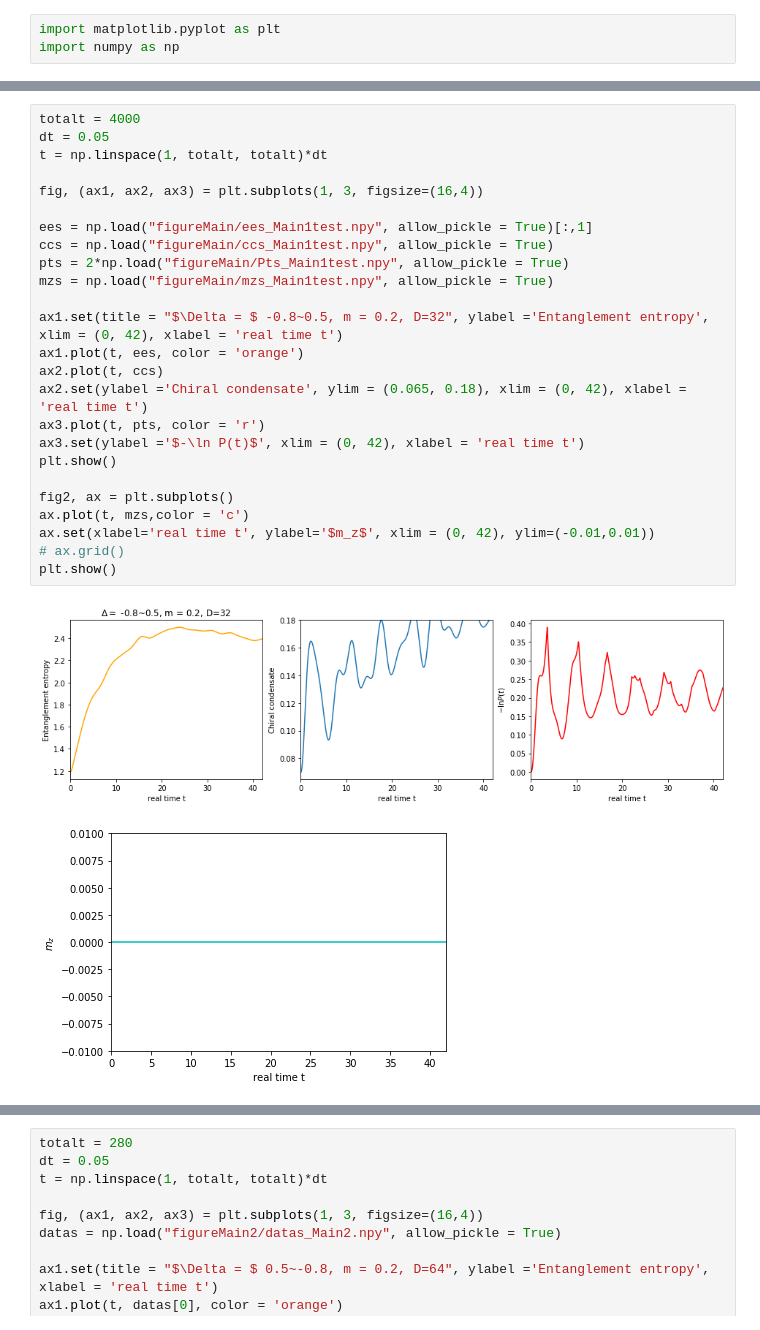
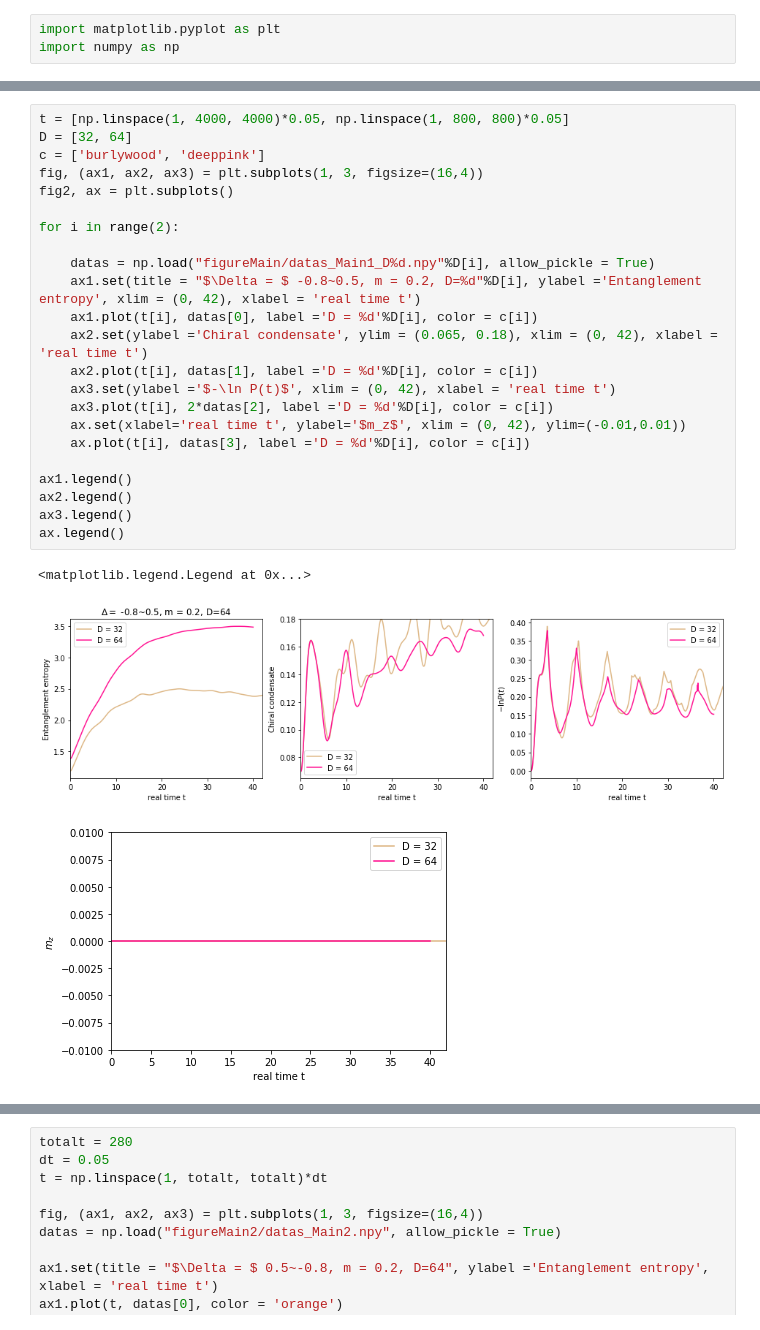
Before and after one commit to j9263178/Thirring_notes, a Jupyter notebook: TDVP.ipynb, the cells around one changed output, grey strips where cells are left out. Drawn from its saved outputs; the diff is of its cells as text.

```diff
--- a/TDVP.ipynb
+++ b/TDVP.ipynb
@@ -4,28 +8,27 @@ import numpy as np
 # %%
-totalt = 4000
-dt = 0.05
-t = np.linspace(1, totalt, totalt)*dt
+t = [np.linspace(1, 4000, 4000)*0.05, np.linspace(1, 800, 800)*0.05]
+D = [32, 64]
+c = ['burlywood', 'deeppink']
+fig, (ax1, ax2, ax3) = plt.subplots(1, 3, figsize=(16,4))
+fig2, ax = plt.subplots()
 
-fig, (ax1, ax2, ax3) = plt.subplots(1, 3, figsize=(16,4))
+for i in range(2):
 
-ees = np.load("figureMain/ees_Main1test.npy", allow_pickle = True)[:,1]
-ccs = np.load("figureMain/ccs_Main1test.npy", allow_pickle = True)
-pts = 2*np.load("figureMain/Pts_Main1test.npy", allow_pickle = True)
-mzs = np.load("figureMain/mzs_Main1test.npy", allow_pickle = True)
+    datas = np.load("figureMain/datas_Main1_D%d.npy"%D[i], allow_pickle = True)
+    ax1.set(title = "$\Delta = $ -0.8~0.5, m = 0.2, D=%d"%D[i], ylabel ='Entanglement entropy', xlim = (0, 42), xlabel = 'real time t')
+    ax1.plot(t[i], datas[0], label ='D = %d'%D[i], color = c[i])
+    ax2.set(ylabel ='Chiral condensate', ylim = (0.065, 0.18), xlim = (0, 42), xlabel = 'real time t')
+    ax2.plot(t[i], datas[1], label ='D = %d'%D[i], color = c[i])
+    ax3.set(ylabel ='$-\ln P(t)$', xlim = (0, 42), xlabel = 'real time t')
+    ax3.plot(t[i], 2*datas[2], label ='D = %d'%D[i], color = c[i])
+    ax.set(xlabel='real time t', ylabel='$m_z$', xlim = (0, 42), ylim=(-0.01,0.01))
+    ax.plot(t[i], datas[3], label ='D = %d'%D[i], color = c[i])
 
-ax1.set(title = "$\Delta = $ -0.8~0.5, m = 0.2, D=32", ylabel ='Entanglement entropy', xlim = (0, 42), xlabel = 'real time t')
-ax1.plot(t, ees, color = 'orange')
-ax2.plot(t, ccs)
-ax2.set(ylabel ='Chiral condensate', ylim = (0.065, 0.18), xlim = (0, 42), xlabel = 'real time t')
-ax3.plot(t, pts, color = 'r')
-ax3.set(ylabel ='$-\ln P(t)$', xlim = (0, 42), xlabel = 'real time t')
-plt.show()
-
-fig2, ax = plt.subplots()
-ax.plot(t, mzs,color = 'c')
-ax.set(xlabel='real time t', ylabel='$m_z$', xlim = (0, 42), ylim=(-0.01,0.01))
-# ax.grid()
-plt.show()
+ax1.legend()
+ax2.legend()
+ax3.legend()
+ax.legend()
 # %% [output]
+<matplotlib.legend.Legend at 0x...>
-[figure, old version]
+[figure, new version]
-[figure, old version]
+[figure, new version]
```
Also changed, not shown: parts of 18 cells of this notebook.
